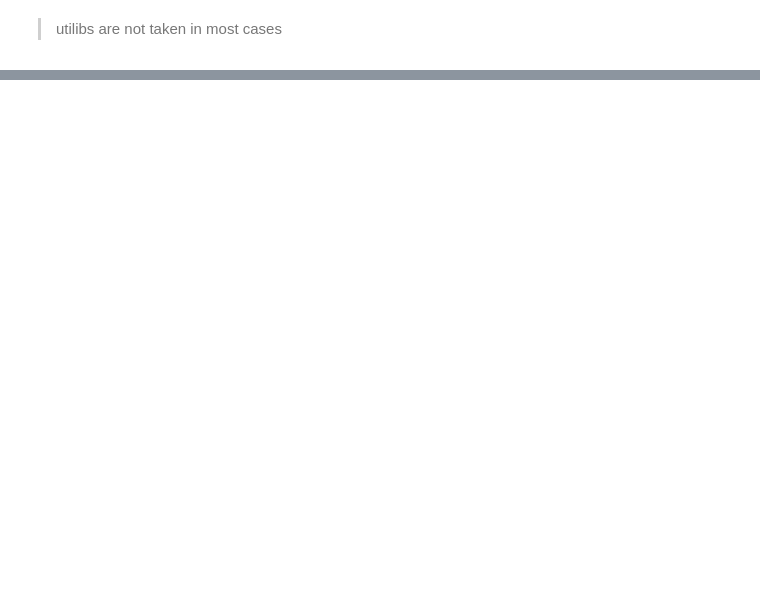
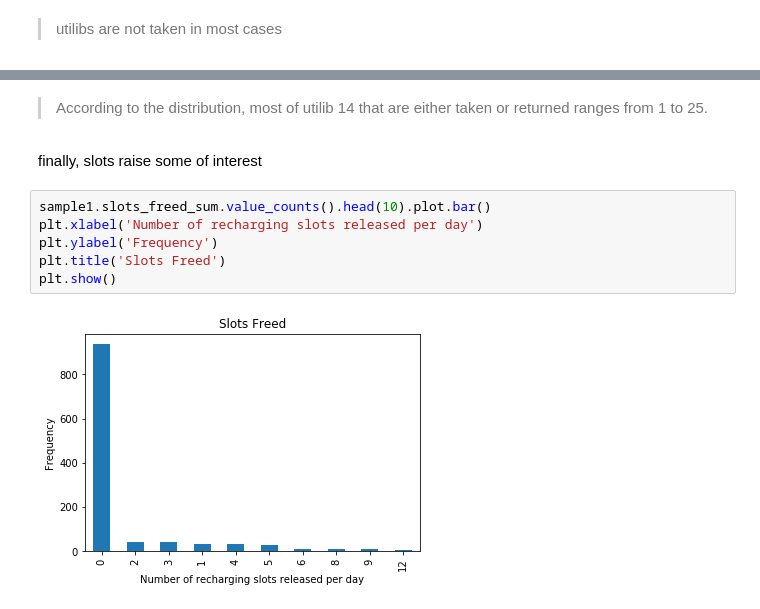
Before and after one commit to victoriousvictor42/electic-car, a Jupyter notebook: Autolib.ipynb, the cells around one changed output, grey strips where cells are left out. Cells and saved outputs as stored; diff of their text form; blank space fills up the shorter version.

```diff
--- a/Autolib.ipynb
+++ b/Autolib.ipynb
@@ -407,0 +425,14 @@ Name: date, Length: 156, dtype: int64
+# %% [markdown]
+
+
+> According to the distribution, most of utilib 14 that are either taken or returned ranges from 1 to 25.
+# %% [markdown]
+finally, slots raise some of interest
+# %%
+sample1.slots_freed_sum.value_counts().head(10).plot.bar()
+plt.xlabel('Number of recharging slots released per day')
+plt.ylabel('Frequency')
+plt.title('Slots Freed')
+plt.show()
+# %% [output]
+[figure, added]
```
Also changed, not shown: parts of 70 cells of this notebook.
